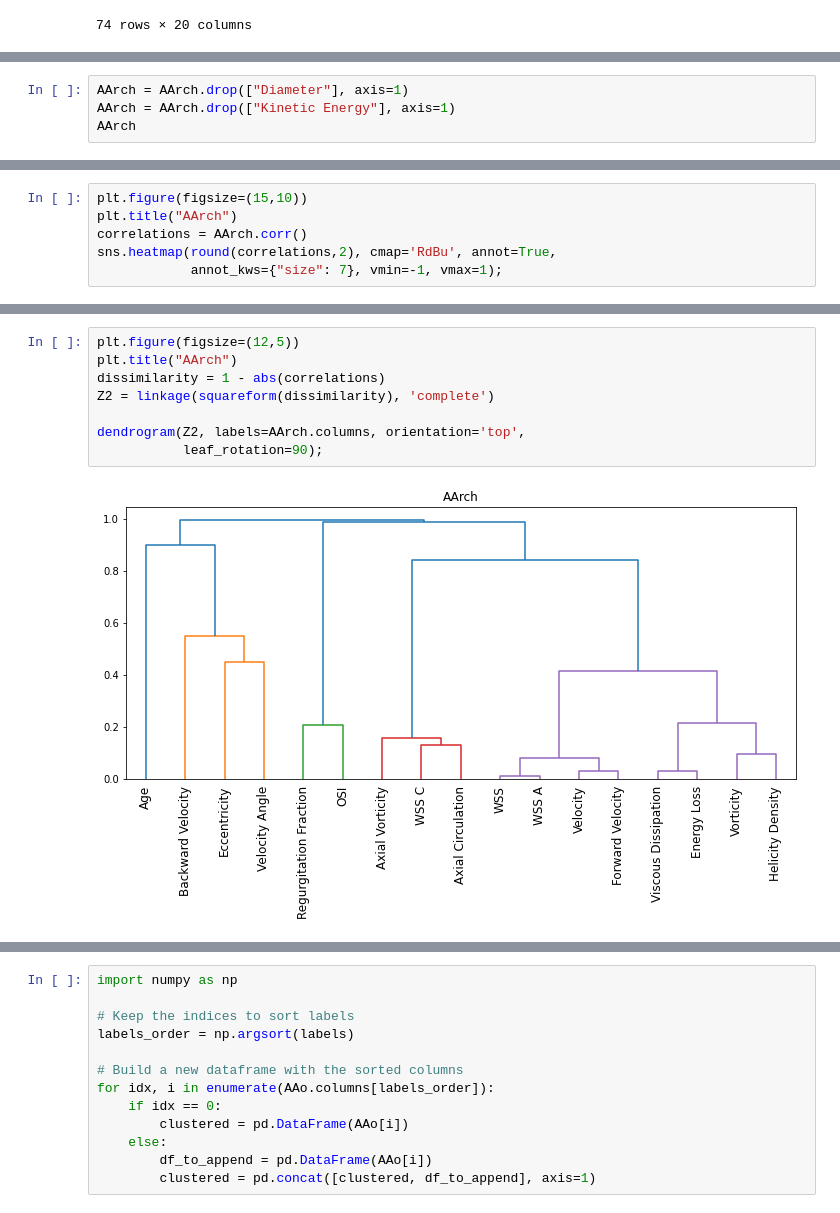
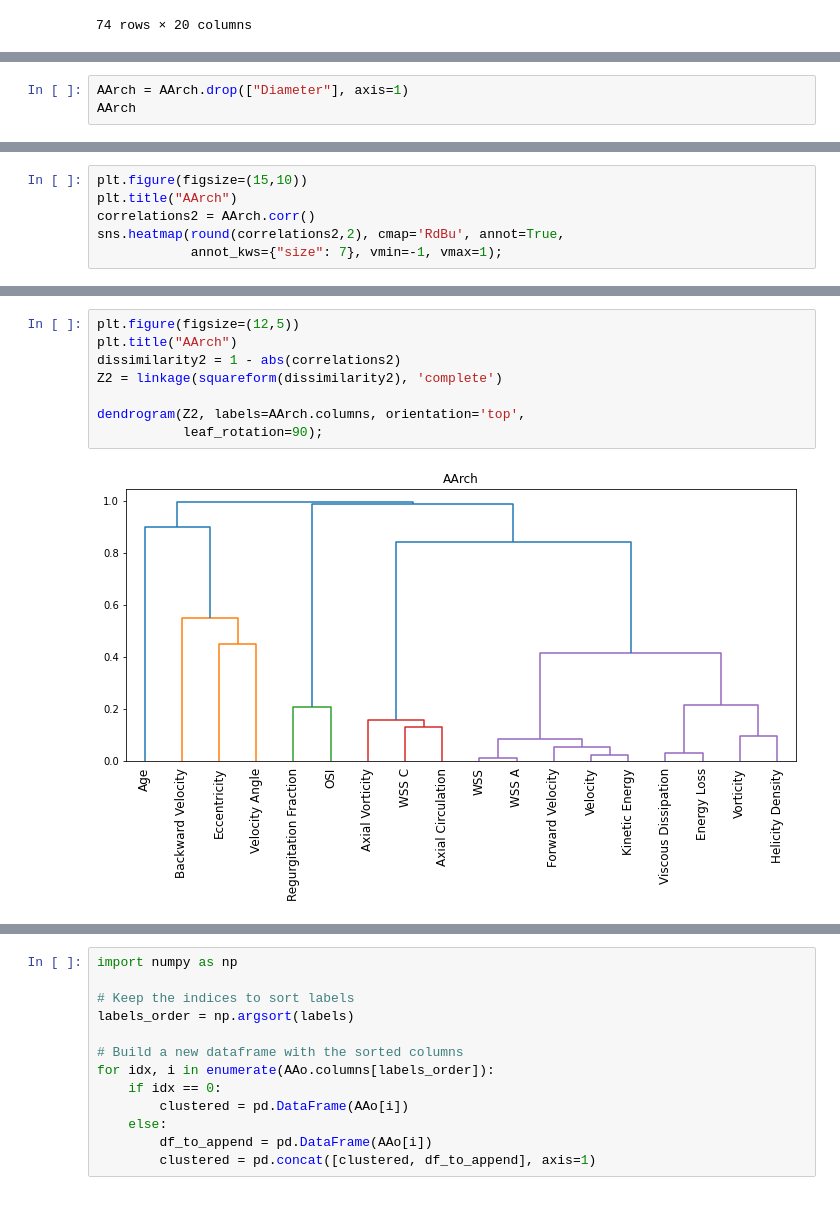
Before and after one commit to MBlancoC/MBlanco_IPRE_BAV, a Jupyter notebook: Clustering.ipynb, the cells around one changed output, grey strips where cells are left out. Saved outputs shown, nothing was run; the diff lists cells and outputs as text.

```diff
--- a/Clustering.ipynb
+++ b/Clustering.ipynb
@@ -63,6 +64,5 @@ AAo
 # %%
 AArch = AArch.drop(["Diameter"], axis=1)
-AArch = AArch.drop(["Kinetic Energy"], axis=1)
 AArch
 # %% [output]
 |  | Classification | Eccentricity | Velocity | Forward Velocity | Backward Velocity | Velocity Angle | ... |
@@ -157,7 +161,7 @@ sns.heatmap(round(correlations,2), cmap='RdBu', annot=True,
 # %%
 plt.figure(figsize=(15,10))
 plt.title("AArch")
-correlations = AArch.corr()
-sns.heatmap(round(correlations,2), cmap='RdBu', annot=True,
+correlations2 = AArch.corr()
+sns.heatmap(round(correlations2,2), cmap='RdBu', annot=True,
             annot_kws={"size": 7}, vmin=-1, vmax=1);
 # %% [output]
@@ -178,13 +182,13 @@ dendrogram(Z, labels=AAo.columns, orientation='top',
 # %%
 plt.figure(figsize=(12,5))
 plt.title("AArch")
-dissimilarity = 1 - abs(correlations)
-Z2 = linkage(squareform(dissimilarity), 'complete')
+dissimilarity2 = 1 - abs(correlations2)
+Z2 = linkage(squareform(dissimilarity2), 'complete')
 
 dendrogram(Z2, labels=AArch.columns, orientation='top',
            leaf_rotation=90);
 # %% [output]
-[figure, old version]
+[figure, new version]
 # %%
 # Clusterize the data (AAo)
 threshold = 0.8
```
Also changed, not shown: parts of 52 cells of this notebook, 2 other files.
